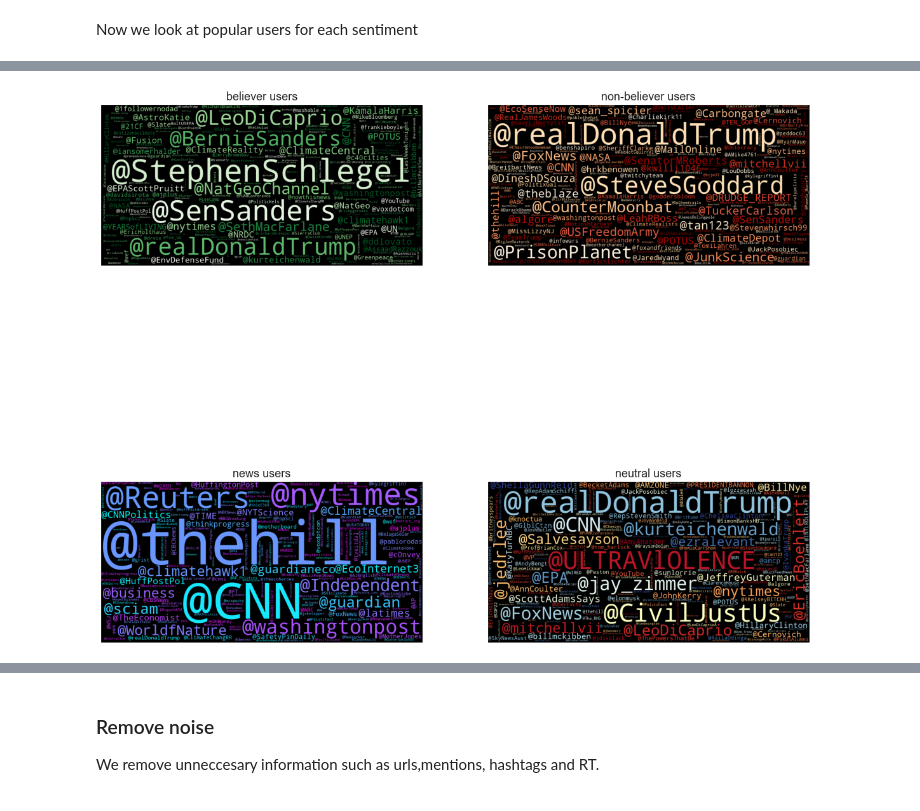
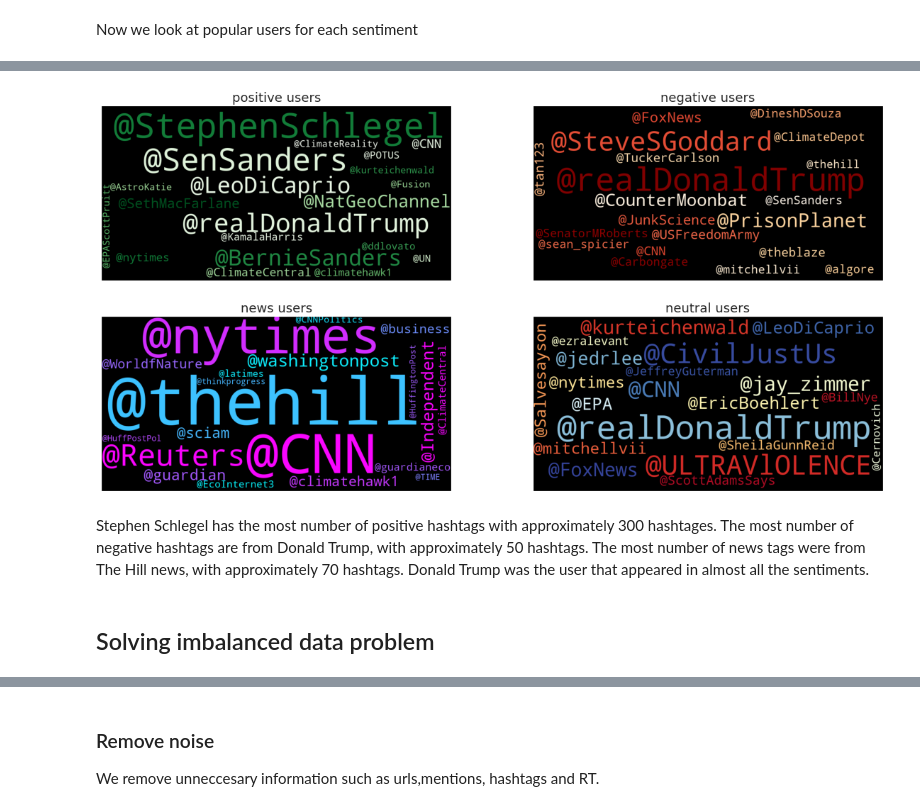
Before and after one commit to marth418/classification-predict-streamlit-template, a Jupyter notebook: Starter_notebook.ipynb, the cells around one changed output, grey strips where cells are left out. Saved outputs shown, nothing was run; the diff lists cells and outputs as text; code cells hidden in the pictures.

```diff
--- a/Starter_notebook.ipynb
+++ b/Starter_notebook.ipynb
@@ -307,12 +388,12 @@ from wordcloud import WordCloud
 wordcloud1 = WordCloud(width = 1000,
                        height = 500,
                       colormap="Greens_r",
-                       background_color="black").generate_from_frequencies(believe_hashtags.to_dict())
+                       background_color="black").generate_from_frequencies(positive_hashtags.to_dict())
 wordcloud2 = WordCloud(width = 1000,
                        height = 500,
                       # mask = tweet_mask,
                       colormap="OrRd_r",
-                       background_color="black").generate_from_frequencies(non_believers_hashtags.to_dict())
+                       background_color="black").generate_from_frequencies(negative_hashtags.to_dict())
 wordcloud3 = WordCloud(width = 1000,
                        height = 500,
                        #mask = tweet_mask,
@@ -322,16 +403,16 @@ wordcloud4 = WordCloud(width = 1000,
                        height = 500,
                        #mask = tweet_mask,
                       colormap="RdYlBu",
-                       background_color="black").generate_from_frequencies(neutral_tweets_hashtags.to_dict())
+                       background_color="black").generate_from_frequencies(neutral_hashtags.to_dict())
 
 
-titles=['Twitter hashtags for believers',
-        'Twitter hashtags for non-believers',
+titles=['Twitter hashtags for positive users',
+        'Twitter hashtags for Negative users',
         'Twitter hashtags for news',
-        'Twitter hashtags for neutral']
+        'Twitter hashtags for neutral users']
 images=[wordcloud1, wordcloud2, wordcloud3 ,wordcloud4]
 
-fig, ax = plt.subplots(figsize=(20,20))
+fig, ax = plt.subplots(figsize=(20,10))
 for i in range(4):
     plt.subplot(2,2,i+1)
     plt.imshow(images[i])
@@ -365,7 +448,7 @@ We can see that @stephenschlegel is the most popular user with 307 messages foll
 Now we look at popular users for each sentiment
 # %%
 ####### Extracting users
-non_believers_users = non_believers.message.str.extractall(r'(\@\w+)')[0].value_counts()
-believe_users=believe.message.str.extractall(r'(\@\w+)')[0].value_counts()
-news_users = news.message.str.extractall(r'(\@\w+)')[0].value_counts()
-neutral_users = neutral.message.str.extractall(r'(\@\w+)')[0].value_counts()
+negative_users = negative.message.str.extractall(r'(\@\w+)')[0].value_counts().sort_values(ascending=True).tail(20)
+positive_users=positive.message.str.extractall(r'(\@\w+)')[0].value_counts().sort_values(ascending=True).tail(20)
+news_users = news.message.str.extractall(r'(\@\w+)')[0].value_counts().sort_values(ascending=True).tail(20)
+neutral_users = neutral.message.str.extractall(r'(\@\w+)')[0].value_counts().sort_values(ascending=True).tail(20)
@@ -372,36 +483,42 @@ neutral_users = neutral.message.str.extractall(r'(\@\w+)')[0].value_counts()
 # %%
 wordcloud1 = WordCloud(width = 1000,
                        height = 500,
                       colormap="Greens_r",
-                       background_color="black").generate_from_frequencies(believe_users.to_dict())
+                       background_color="black").generate_from_frequencies(positive_users.to_dict())
 wordcloud2 = WordCloud(width = 1000,
                        height = 500,
                       colormap="OrRd_r",
-                       background_color="black").generate_from_frequencies(non_believers_users.to_dict())
+                       background_color="black").generate_from_frequencies(negative_users.to_dict())
 wordcloud3 = WordCloud(width = 1000,
                        height = 500,
                       colormap="cool_r",
                        background_color="black").generate_from_frequencies(news_users.to_dict())
 wordcloud4 = WordCloud(width = 1000,
                        height = 500,
                       colormap="RdYlBu",
                        background_color="black").generate_from_frequencies(neutral_users.to_dict())
 
 
-titles=['believer users',
-        'non-believer users',
+titles=['positive users',
+        'negative users',
         'news users',
         'neutral users']
 images=[wordcloud1, wordcloud2, wordcloud3 ,wordcloud4]
 
-fig, ax = plt.subplots(figsize=(20,20))
+fig, ax = plt.subplots(figsize=(20,10))
 for i in range(4):
     plt.subplot(2,2,i+1)
     plt.imshow(images[i])
     plt.title(titles[i])
     plt.xticks([])
     plt.yticks([])
 
 plt.show()
 # %% [output]
-[figure, old version]
+[figure, new version]
+# %% [markdown]
+Stephen Schlegel has the most number of positive hashtags with approximately 300 hashtages. The most number of negative hashtags are from Donald Trump, with approximately  50 hashtags.
+The most number of news tags were from The Hill news, with approximately 70 hashtags.
+Donald Trump was the user that appeared in almost all the sentiments.
+# %% [markdown]
+## Solving imbalanced data problem
```
Also changed, not shown: parts of 53 cells of this notebook.
